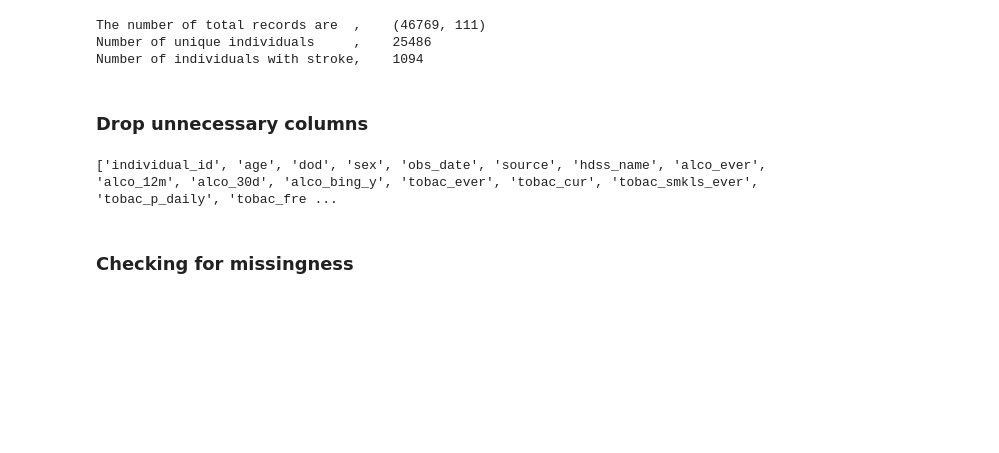
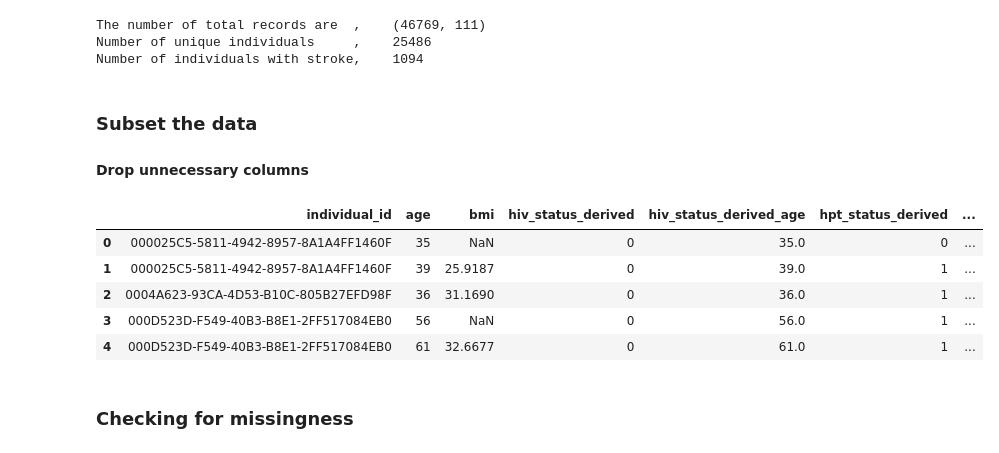
Before and after one commit to dmainagithub/stroke-work, a Jupyter notebook: Stroke_Data_Missingness.ipynb, the cells around one changed output. Cells and saved outputs as stored; diff of their text form; code cells hidden in the pictures; blank space fills up the shorter version.

```diff
--- a/Stroke_Data_Missingness.ipynb
+++ b/Stroke_Data_Missingness.ipynb
@@ -35,11 +35,23 @@ The number of total records are  ,    (46769, 111)
 Number of unique individuals     ,    25486
 Number of individuals with stroke,    1094
 # %% [markdown]
-### Drop unnecessary columns
+### Subset the data
+#### Drop unnecessary columns
-# %%
-print(df.columns.to_list())
-# %% [output]
-['individual_id', 'age', 'dod', 'sex', 'obs_date', 'source', 'hdss_name', 'alco_ever', 'alco_12m', 'alco_30d', 'alco_bing_y', 'tobac_ever', 'tobac_cur', 'tobac_smkls_ever', 'tobac_p_daily', 'tobac_fre ...
+# %%
+smaller_df = df[[
+    'individual_id','age', 'bmi'
+    , 'hiv_status_derived', 'hiv_status_derived_age', 'hpt_status_derived', 'hpt_status_derived_age', 'diab_status_derived', 'diab_status_derived_age',
+    'obese_status_derived', 'tb_status_derived'
+    ,'stroke_status_derived', 'stroke_status_derived_age'
+]]
+smaller_df.head()
+# %% [output]
+|  | individual_id | age | bmi | hiv_status_derived | hiv_status_derived_age | hpt_status_derived | ... |
+| 0 | 000025C5-5811-4942-8957-8A1A4FF1460F | 35 | NaN | 0 | 35.0 | 0 | ... |
+| 1 | 000025C5-5811-4942-8957-8A1A4FF1460F | 39 | 25.9187 | 0 | 39.0 | 1 | ... |
+| 2 | 0004A623-93CA-4D53-B10C-805B27EFD98F | 36 | 31.1690 | 0 | 36.0 | 1 | ... |
+| 3 | 000D523D-F549-40B3-B8E1-2FF517084EB0 | 56 | NaN | 0 | 56.0 | 1 | ... |
+| 4 | 000D523D-F549-40B3-B8E1-2FF517084EB0 | 61 | 32.6677 | 0 | 61.0 | 1 | ... |
 # %% [markdown]
 ### Checking for missingness
 # %%
```
Also changed, not shown: parts of 8 cells of this notebook.
